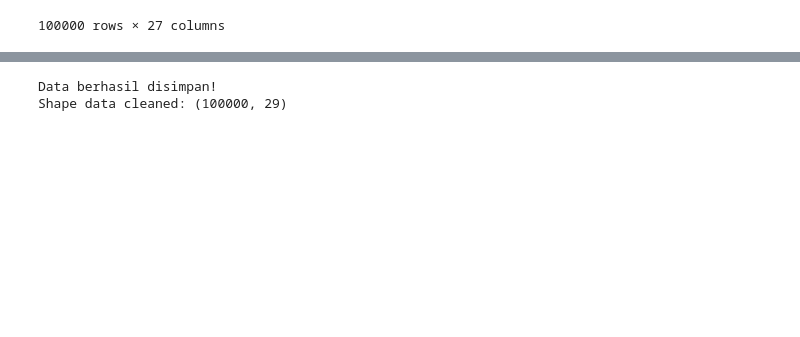
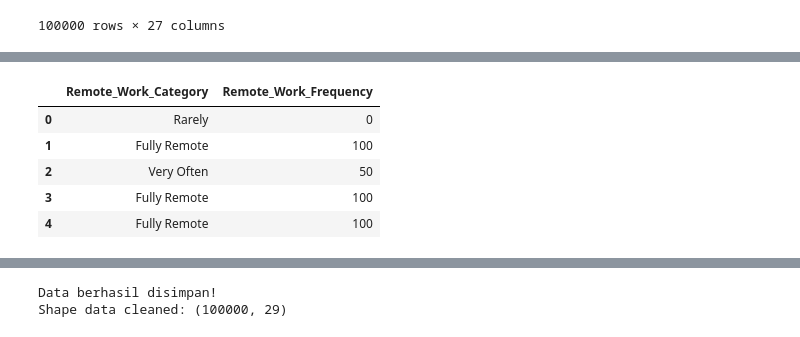
Before and after one commit to yasminauliaaa/handson-git, a Jupyter notebook: MINI PROJECT 4.ipynb, the cells around one changed output, grey strips where cells are left out. Saved outputs shown, nothing was run; the diff lists cells and outputs as text; code cells hidden in the pictures; blank space fills up the shorter version.

```diff
--- a/MINI PROJECT 4.ipynb
+++ b/MINI PROJECT 4.ipynb
@@ -208,11 +210,3 @@ df
 | 99998 | 99999 | HR | Female | 22 | Consultant | 2015-08-03 08:03:05.556036 | 9 | High School | ... |
 | 99999 | 100000 | Finance | Female | 43 | Analyst | 2024-03-04 08:03:05.556036 | 0 | PhD | ... |
 100000 rows × 27 columns
-# %%
-df['Remote_Work_Category'] = pd.cut(
-    df['Remote_Work_Frequency'],
-    bins=[-1, 5, 15, 100],     # batas lebih fleksibel
-    labels=['Rarely', 'Often', 'Fully Remote'],
-    include_lowest=True
-)
-df.head()
@@ -227,3 +213,19 @@ df.head()
+# %%
+df['Remote_Work_Category'] = [
+    'Fully Remote' if n == 100  # Convert n to integer before comparison
+    else 'Very Often' if 50 <= n <= 75  # Convert n to integer before comparison
+    else 'Rarely' if n < 50  # Convert n to integer before comparison
+    else 'Poor'
+    for n in df['Remote_Work_Frequency']
+]
+df[['Remote_Work_Category', 'Remote_Work_Frequency']].head()
+# %% [output]
+|  | Remote_Work_Category | Remote_Work_Frequency |
+| 0 | Rarely | 0 |
+| 1 | Fully Remote | 100 |
+| 2 | Very Often | 50 |
+| 3 | Fully Remote | 100 |
+| 4 | Fully Remote | 100 |
 # %%
 df['Resign_Flag'] = df['Resigned'].astype(int)
 df
```
Also changed, not shown: parts of 10 cells of this notebook.
